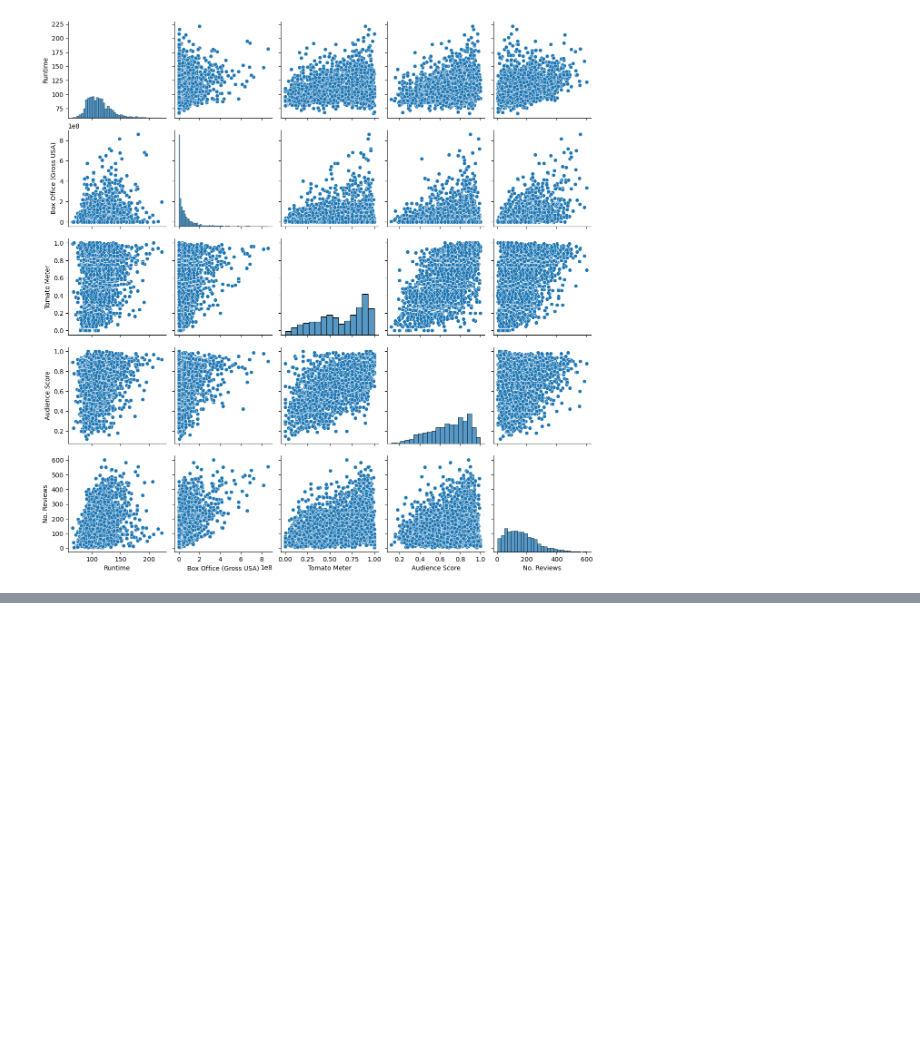
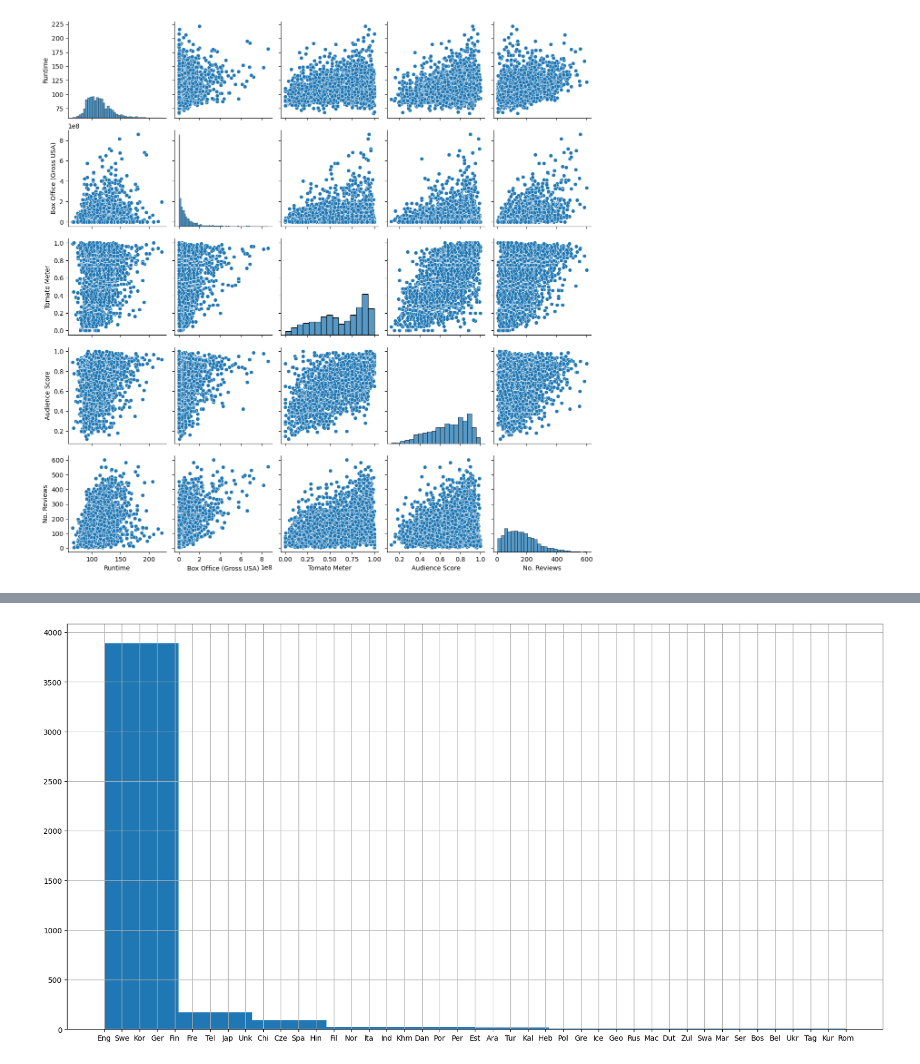
Before and after one commit to Sorooshi/Rotten_Tomatoes_DatabaSet, a Jupyter notebook: notebooks/a02_extract_feature_and_network_data.ipynb, the cells around one changed output, grey strips where cells are left out. Cells and saved outputs as stored; diff of their text form; code cells hidden in the pictures; blank space fills up the shorter version.

```diff
--- a/notebooks/a02_extract_feature_and_network_data.ipynb
+++ b/notebooks/a02_extract_feature_and_network_data.ipynb
@@ -271,0 +325,8 @@ plt.show()
+# %%
+
+
+plt.figure(figsize=(20, 10))
+movies_data_m["Original Language"].hist()
+plt.show()
+# %% [output]
+[figure, added]
```
Also changed, not shown: parts of 19 cells of this notebook.
